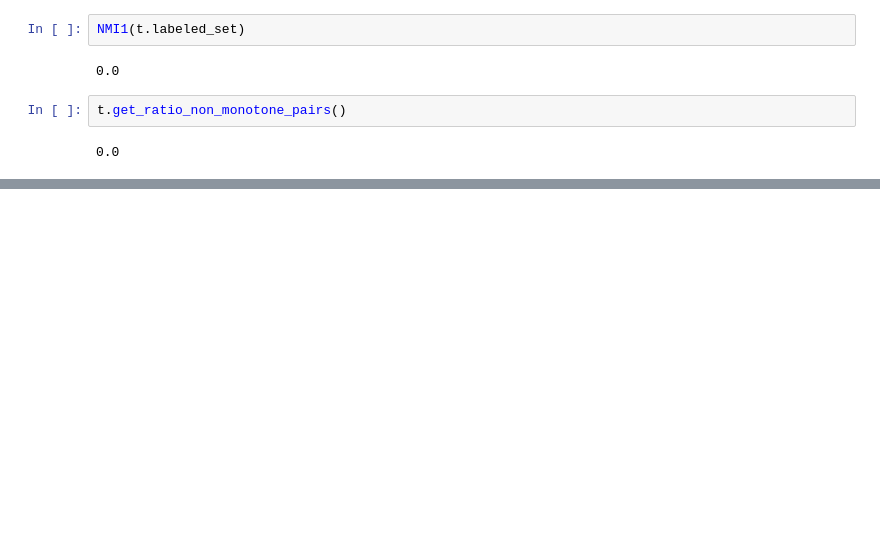
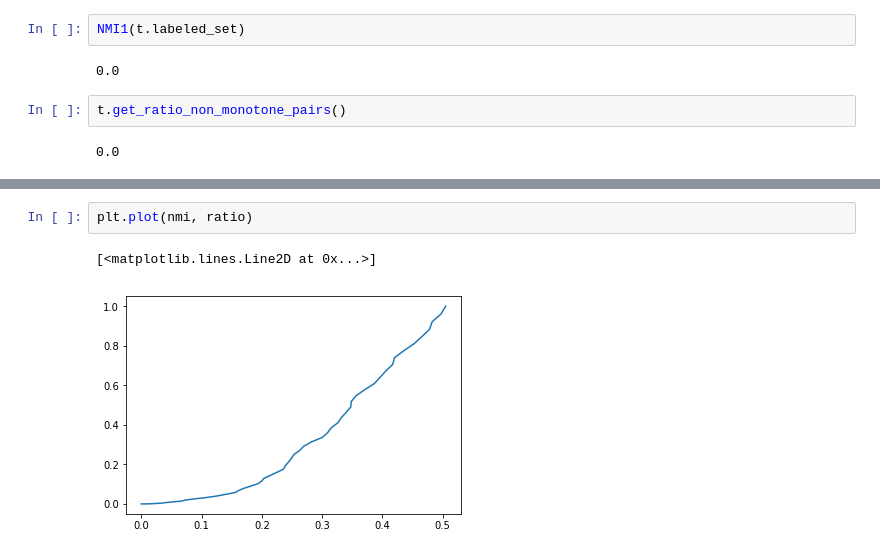
Before and after one commit to laudao/stage2018, a Jupyter notebook: code-experimentations/exp_ratio.ipynb, the cells around one changed output, grey strips where cells are left out. Cells and saved outputs as stored; diff of their text form; blank space fills up the shorter version.

```diff
--- a/code-experimentations/exp_ratio.ipynb
+++ b/code-experimentations/exp_ratio.ipynb
@@ -116,0 +123,5 @@ plt.plot(ratio)
+# %%
+plt.plot(nmi, ratio)
+# %% [output]
+[<matplotlib.lines.Line2D at 0x...>]
+[figure, added]
```
Also changed, not shown: parts of 9 cells of this notebook, 30 other files.
